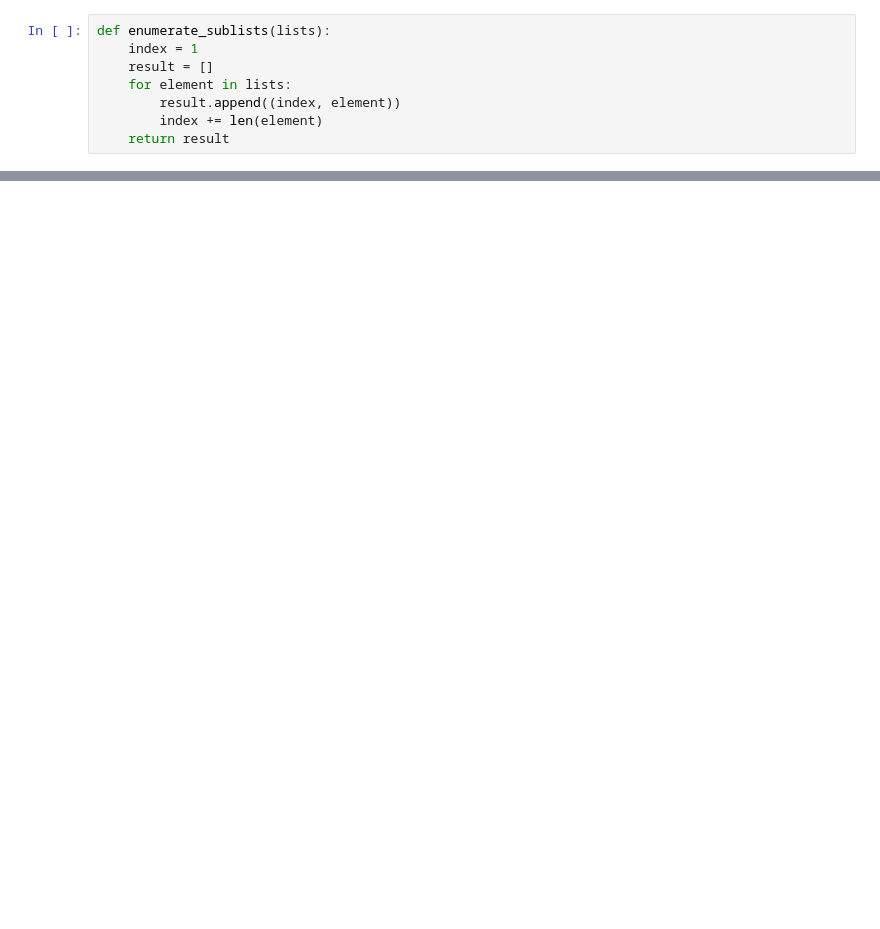
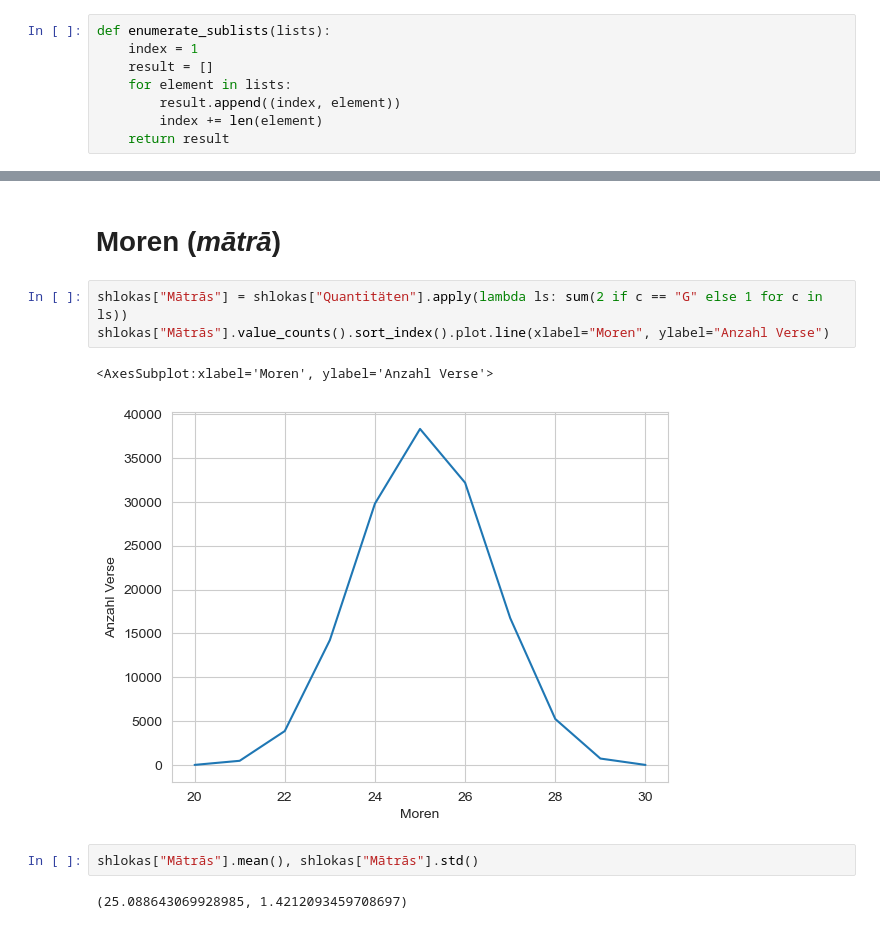
Before and after one commit to kmein/shloka, a Jupyter notebook: shloka-scansion/Shloka.ipynb, the cells around one changed output, grey strips where cells are left out. Cells and saved outputs as stored; diff of their text form; blank space fills up the shorter version.

```diff
--- a/shloka-scansion/Shloka.ipynb
+++ b/shloka-scansion/Shloka.ipynb
@@ -256,0 +495,12 @@ x[x.word == "iti"]
+# %% [markdown]
+# Moren (_mātrā_)
+# %%
+shlokas["Mātrās"] = shlokas["Quantitäten"].apply(lambda ls: sum(2 if c == "G" else 1 for c in ls))
+shlokas["Mātrās"].value_counts().sort_index().plot.line(xlabel="Moren", ylabel="Anzahl Verse")
+# %% [output]
+<AxesSubplot:xlabel='Moren', ylabel='Anzahl Verse'>
+[figure, added]
+# %%
+shlokas["Mātrās"].mean(), shlokas["Mātrās"].std()
+# %% [output]
+(25.088643069928985, 1.4212093459708697)
```
Also changed, not shown: parts of 92 cells of this notebook.
